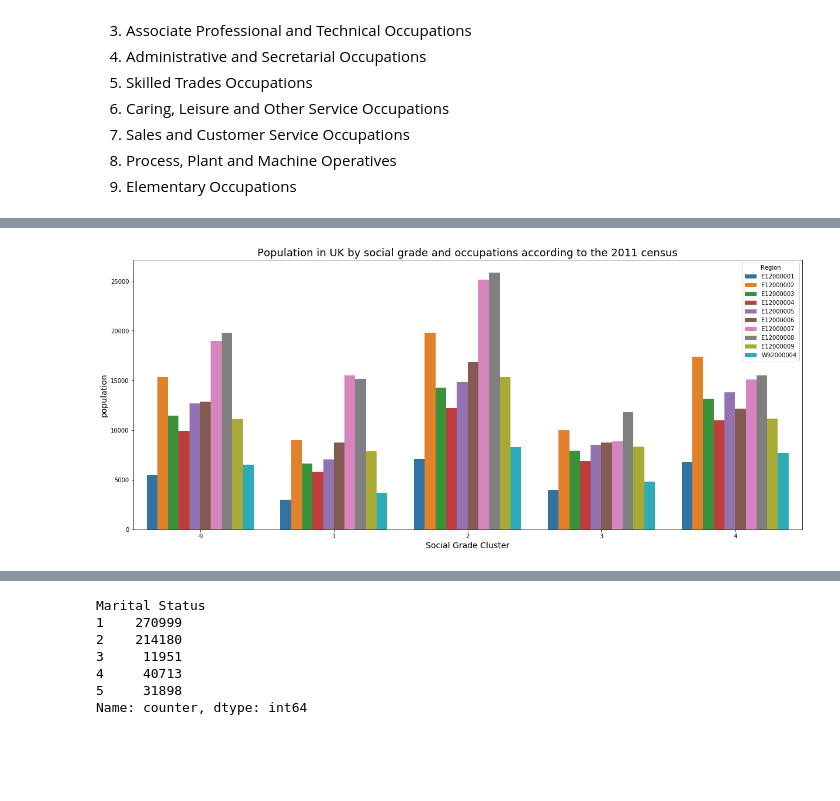
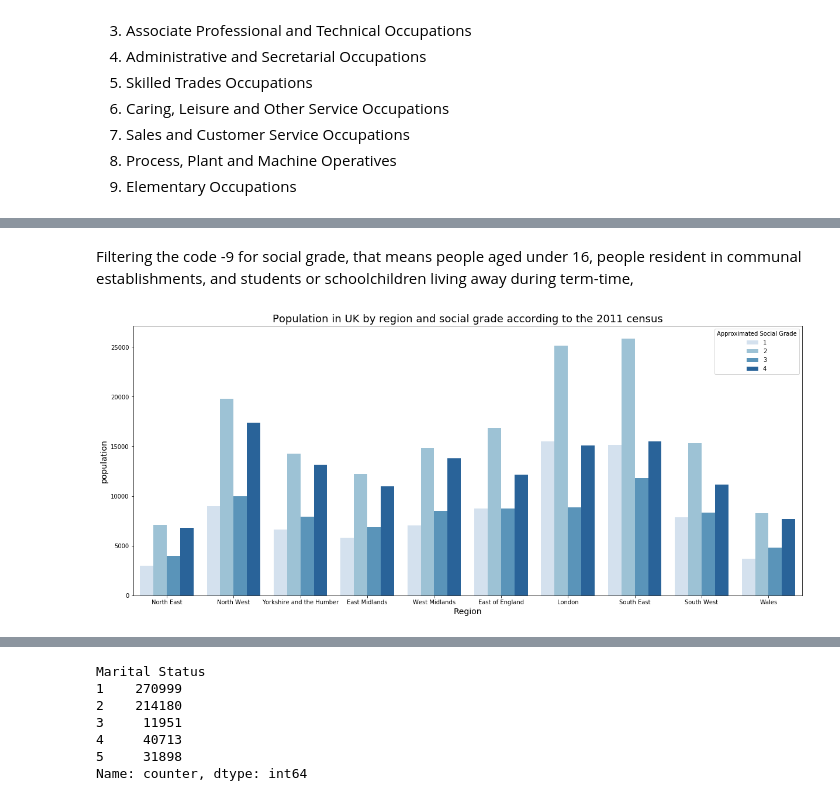
Before and after one commit to Daesparz/Conundrum_7, a Jupyter notebook: exploratory_data_analysis.ipynb, the cells around one changed output, grey strips where cells are left out. Saved outputs shown, nothing was run; the diff lists cells and outputs as text; code cells hidden in the pictures; blank space fills up the shorter version.

Commit message:
adding context and first plots

```diff
--- a/exploratory_data_analysis.ipynb
+++ b/exploratory_data_analysis.ipynb
@@ -194,8 +182,17 @@ df_RegionSocial
+# %% [markdown]
+Filtering the code -9 for social grade, that means people aged under 16, people resident in communal establishments, and students or schoolchildren living away during term-time,
+# %%
+df_RegionSocialFilter = df_RegionSocial[df_RegionSocial['Approximated Social Grade'] != -9]
 # %%
 _ = plt.figure(figsize=(20.5, 8.5))
-_ = sns.barplot(x='Approximated Social Grade', y='counter', hue='Region', data=df_RegionSocial)
-_ = plt.title('Population in UK by social grade and occupations according to the 2011 census', size=18)
+_ = sns.barplot(hue='Approximated Social Grade',
+                y='counter',
+                x='Region',
+                data=df_RegionSocialFilter,
+                palette='Blues')
+_ = plt.title('Population in UK by region and social grade according to the 2011 census', size=18)
+_ = plt.xticks(np.arange(df_region.shape[0]), df_region.region_name)
 _ = plt.ylabel('population', size=14)
-_ = plt.xlabel('Social Grade Cluster', size=14)
+_ = plt.xlabel('Region', size=14)
 # %% [output]
-[figure, old version]
+[figure, new version]
```
Also changed, not shown: parts of 8 cells of this notebook.
